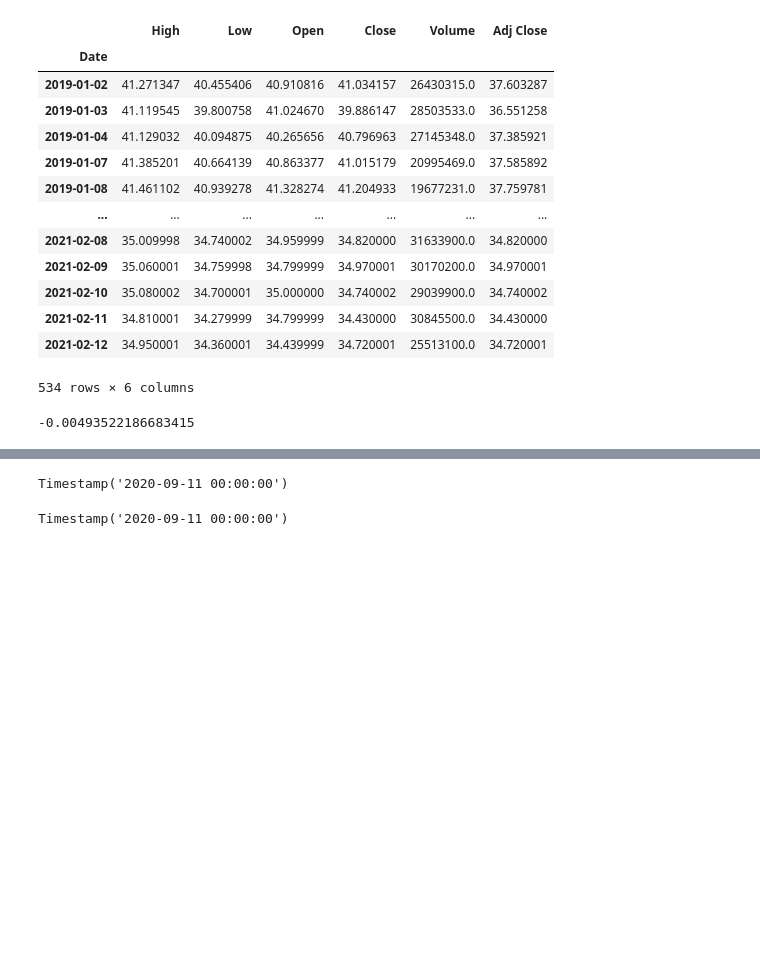
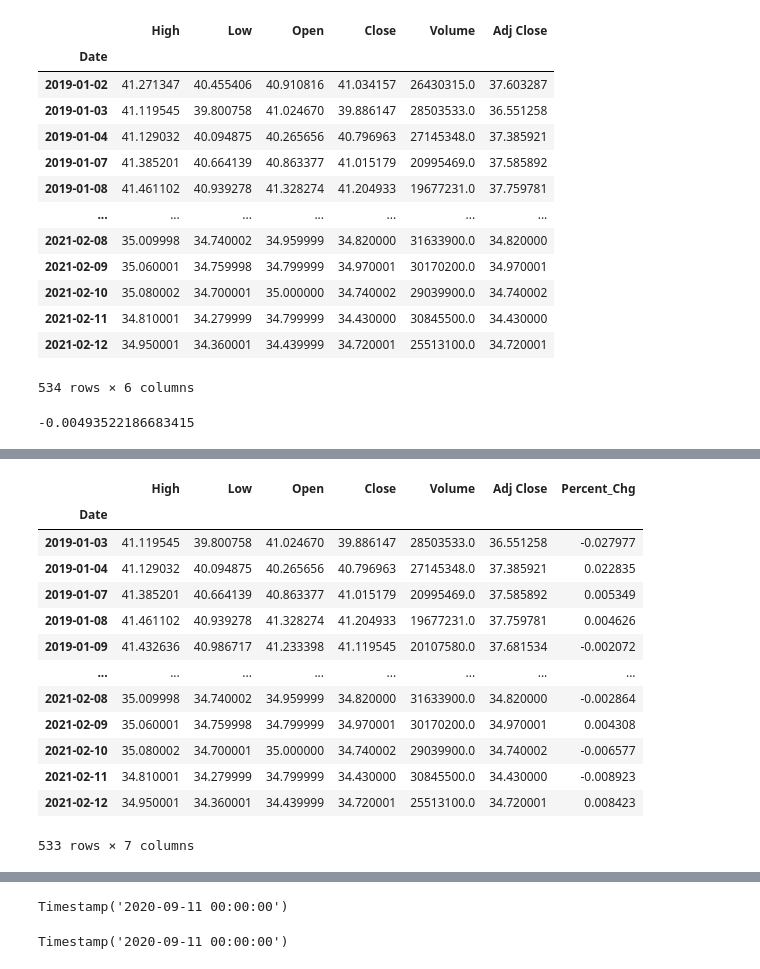
Before and after one commit to davidrtorres/Model-5-Stock-Price-Forecasting, a Jupyter notebook: Capstone_2_13_21-Working Draft-Copy1.ipynb, the cells around one changed output, grey strips where cells are left out. Saved outputs shown, nothing was run; the diff lists cells and outputs as text; code cells hidden in the pictures; blank space fills up the shorter version.

```diff
--- a/Capstone_2_13_21-Working Draft-Copy1.ipynb
+++ b/Capstone_2_13_21-Working Draft-Copy1.ipynb
@@ -237,0 +216,18 @@ single_stock
+# %%
+df_chnge = delta_time_series(single_stock, col='Adj Close')
+df_chnge
+# %% [output]
+|  | High | Low | Open | Close | Volume | Adj Close | Percent_Chg |
+| Date |  |  |  |  |  |  |  |
+| 2019-01-03 | 41.119545 | 39.800758 | 41.024670 | 39.886147 | 28503533.0 | 36.551258 | -0.027977 |
+| 2019-01-04 | 41.129032 | 40.094875 | 40.265656 | 40.796963 | 27145348.0 | 37.385921 | 0.022835 |
+| 2019-01-07 | 41.385201 | 40.664139 | 40.863377 | 41.015179 | 20995469.0 | 37.585892 | 0.005349 |
+| 2019-01-08 | 41.461102 | 40.939278 | 41.328274 | 41.204933 | 19677231.0 | 37.759781 | 0.004626 |
+| 2019-01-09 | 41.432636 | 40.986717 | 41.233398 | 41.119545 | 20107580.0 | 37.681534 | -0.002072 |
+| ... | ... | ... | ... | ... | ... | ... | ... |
+| 2021-02-08 | 35.009998 | 34.740002 | 34.959999 | 34.820000 | 31633900.0 | 34.820000 | -0.002864 |
+| 2021-02-09 | 35.060001 | 34.759998 | 34.799999 | 34.970001 | 30170200.0 | 34.970001 | 0.004308 |
+| 2021-02-10 | 35.080002 | 34.700001 | 35.000000 | 34.740002 | 29039900.0 | 34.740002 | -0.006577 |
+| 2021-02-11 | 34.810001 | 34.279999 | 34.799999 | 34.430000 | 30845500.0 | 34.430000 | -0.008923 |
+| 2021-02-12 | 34.950001 | 34.360001 | 34.439999 | 34.720001 | 25513100.0 | 34.720001 | 0.008423 |
+533 rows × 7 columns
```
Also changed, not shown: parts of 30 cells of this notebook, 1 other file.
